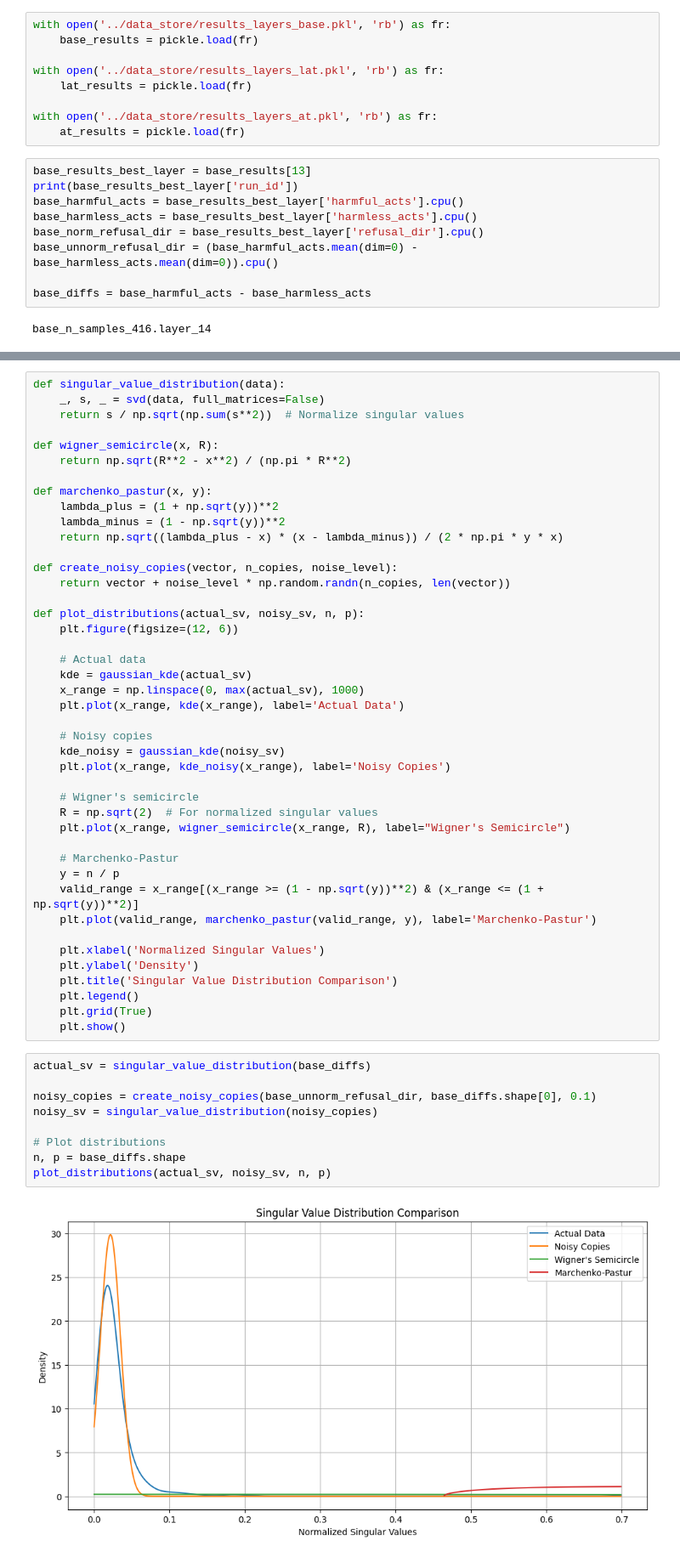
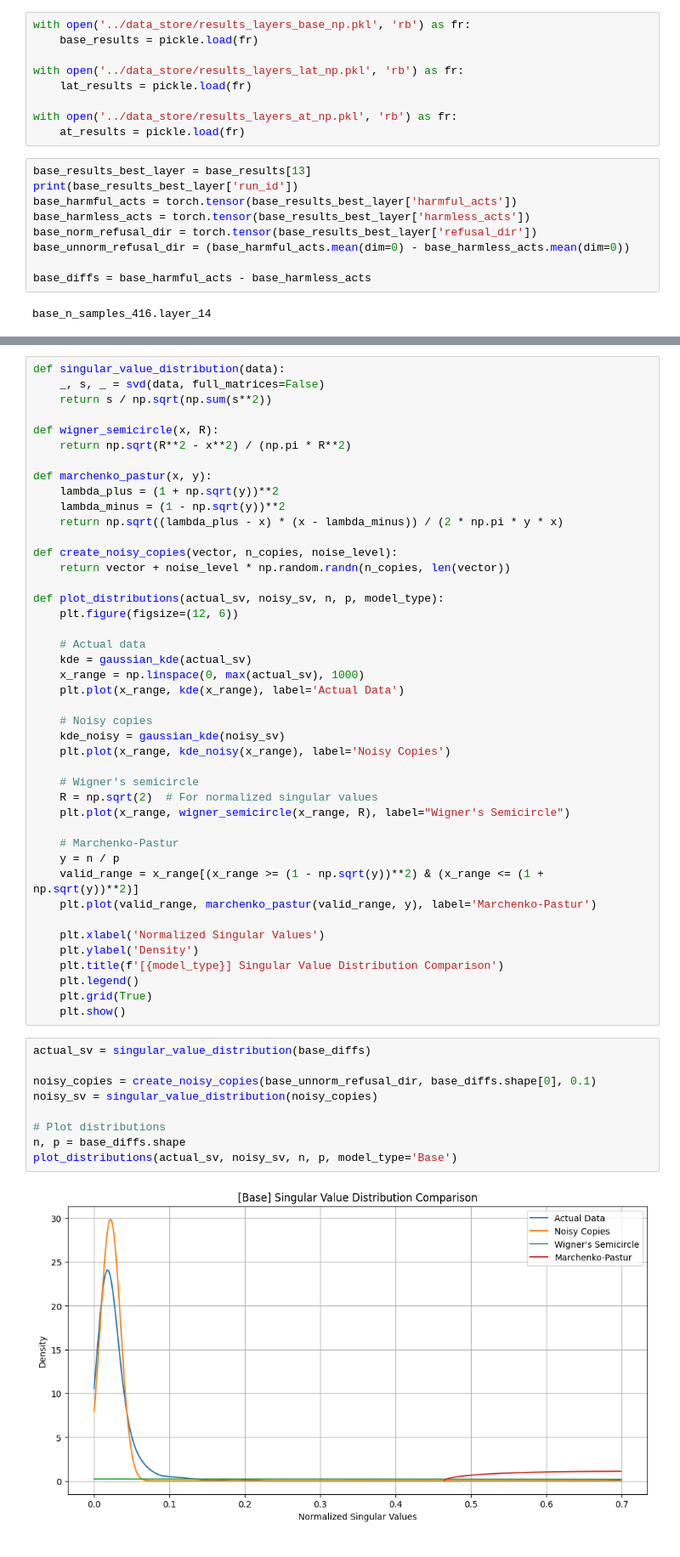
Before and after one commit to nlpet/apart-lab-refusal-lat-project, a Jupyter notebook: experiments/visualise_representations.ipynb, the cells around one changed output, grey strips where cells are left out. Shown at 85% size. Saved outputs shown, nothing was run; the diff lists cells and outputs as text.

Commit message:
Update evals & visualisation notebooks

```diff
--- a/experiments/visualise_representations.ipynb
+++ b/experiments/visualise_representations.ipynb
@@ -67,21 +70,21 @@ def plot_activation_difference_variance(baseline_diffs, at_diffs, lat_diffs, n_c
     print(f"AT Model: {total_var_at:.4f}")
     print(f"LAT Model: {total_var_lat:.4f}")
 # %%
-with open('../data_store/results_layers_base.pkl', 'rb') as fr:
+with open('../data_store/results_layers_base_np.pkl', 'rb') as fr:
     base_results = pickle.load(fr)
 
-with open('../data_store/results_layers_lat.pkl', 'rb') as fr:
+with open('../data_store/results_layers_lat_np.pkl', 'rb') as fr:
     lat_results = pickle.load(fr)
 
-with open('../data_store/results_layers_at.pkl', 'rb') as fr:
+with open('../data_store/results_layers_at_np.pkl', 'rb') as fr:
     at_results = pickle.load(fr)
 # %%
 base_results_best_layer = base_results[13]
 print(base_results_best_layer['run_id'])
-base_harmful_acts = base_results_best_layer['harmful_acts'].cpu()
-base_harmless_acts = base_results_best_layer['harmless_acts'].cpu()
-base_norm_refusal_dir = base_results_best_layer['refusal_dir'].cpu()
-base_unnorm_refusal_dir = (base_harmful_acts.mean(dim=0) - base_harmless_acts.mean(dim=0)).cpu()
+base_harmful_acts = torch.tensor(base_results_best_layer['harmful_acts'])
+base_harmless_acts = torch.tensor(base_results_best_layer['harmless_acts'])
+base_norm_refusal_dir = torch.tensor(base_results_best_layer['refusal_dir'])
+base_unnorm_refusal_dir = (base_harmful_acts.mean(dim=0) - base_harmless_acts.mean(dim=0))
 
 base_diffs = base_harmful_acts - base_harmless_acts
 # %% [output]
@@ -156,7 +175,7 @@ LAT Model: 0.8343
 # %%
 def singular_value_distribution(data):
     _, s, _ = svd(data, full_matrices=False)
-    return s / np.sqrt(np.sum(s**2))  # Normalize singular values
+    return s / np.sqrt(np.sum(s**2))
 
 def wigner_semicircle(x, R):
     return np.sqrt(R**2 - x**2) / (np.pi * R**2)
@@ -169,7 +188,7 @@ def marchenko_pastur(x, y):
 def create_noisy_copies(vector, n_copies, noise_level):
     return vector + noise_level * np.random.randn(n_copies, len(vector))
 
-def plot_distributions(actual_sv, noisy_sv, n, p):
+def plot_distributions(actual_sv, noisy_sv, n, p, model_type):
     plt.figure(figsize=(12, 6))
 
     # Actual data
@@ -192,18 +211,18 @@ def plot_distributions(actual_sv, noisy_sv, n, p):
 
     plt.xlabel('Normalized Singular Values')
     plt.ylabel('Density')
-    plt.title('Singular Value Distribution Comparison')
+    plt.title(f'[{model_type}] Singular Value Distribution Comparison')
     plt.legend()
     plt.grid(True)
     plt.show()
 # %%
 actual_sv = singular_value_distribution(base_diffs)
 
 noisy_copies = create_noisy_copies(base_unnorm_refusal_dir, base_diffs.shape[0], 0.1)
 noisy_sv = singular_value_distribution(noisy_copies)
 
 # Plot distributions
 n, p = base_diffs.shape
-plot_distributions(actual_sv, noisy_sv, n, p)
+plot_distributions(actual_sv, noisy_sv, n, p, model_type='Base')
 # %% [output]
-[figure, old version]
+[figure, new version]
```
Also changed, not shown: parts of 15 cells of this notebook, 2 other files.
